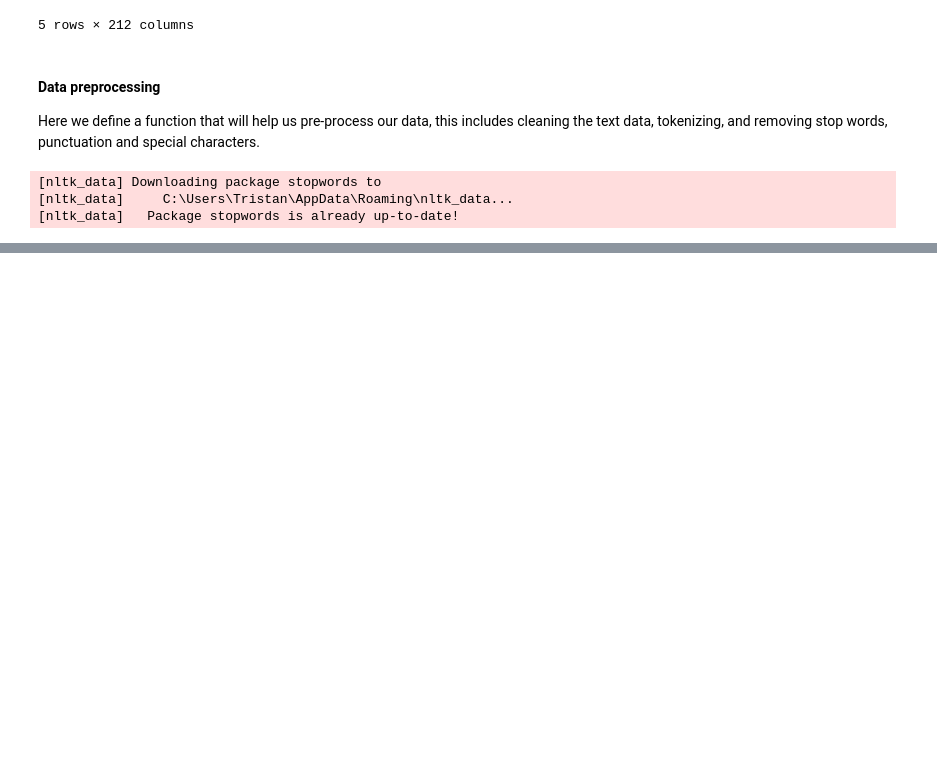
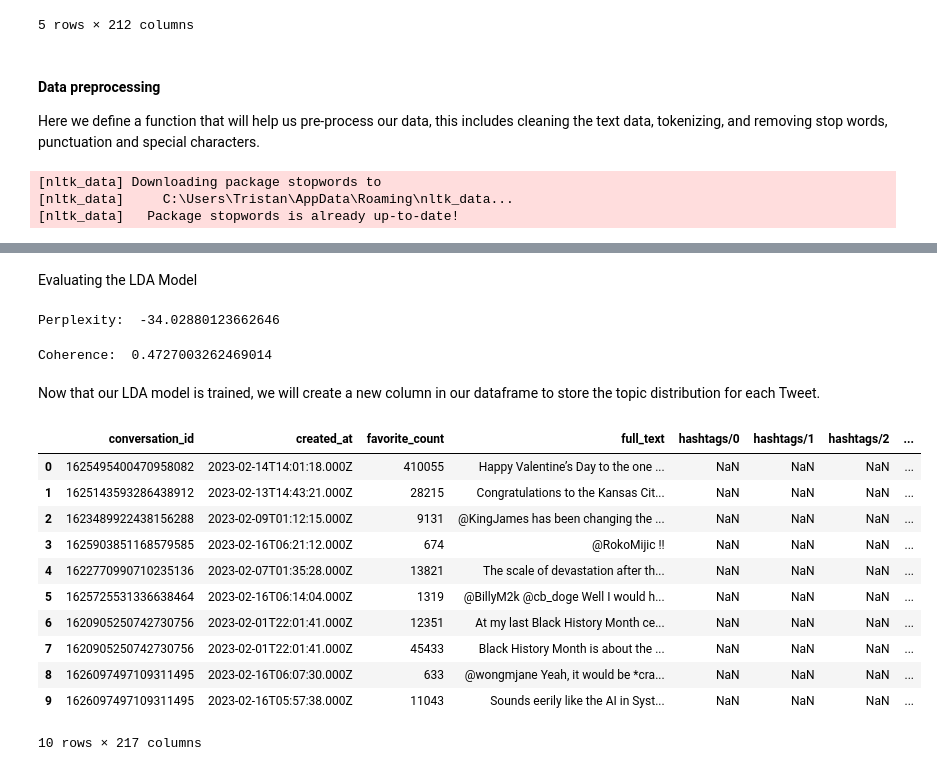
Before and after one commit to Nontent/Nontent, a Jupyter notebook: notebooks/data_analysis.ipynb, the cells around one changed output, grey strips where cells are left out. Cells and saved outputs as stored; diff of their text form; code cells hidden in the pictures; blank space fills up the shorter version.

```diff
--- a/notebooks/data_analysis.ipynb
+++ b/notebooks/data_analysis.ipynb
@@ -56,5 +73,6 @@ def clean_text(text):
 # %%
-def get_sentiment(text):
+def get_sentiment(tokens):
+    text = ' '.join(tokens)
     blob = TextBlob(text)
     return blob.sentiment.polarity
 # %%
@@ -86,0 +99,12 @@ df.head(30)
+# %%
+# Storing all the processed text in a variable
+processed_texts = df['clean_text']
+
+# Create a dictionary of terms
+dictionary = Dictionary(processed_texts)
+
+# Create a corpus of documents
+corpus = [dictionary.doc2bow(text) for text in processed_texts]
+# %%
+# Training the LDA model
+lda_model = LdaModel(corpus= corpus, num_topics= 89, id2word= dictionary)
@@ -86,0 +125,43 @@ df.head(30)
+# %% [markdown]
+Evaluating the LDA Model
+# %%
+# Calculate perplexity
+print('Perplexity: ', lda_model.log_perplexity(corpus))
+# %% [output]
+Perplexity:  -34.02880123662646
+# %%
+# Calculate coherence
+coherence_model_lda = CoherenceModel(model= lda_model, texts= processed_texts, dictionary=dictionary, coherence='c_v')
+coherence_lda = coherence_model_lda.get_coherence()
+print('Coherence: ', coherence_lda)
+# %% [output]
+Coherence:  0.4727003262469014
+# %% [markdown]
+Now that our LDA model is trained, we will create a new column in our dataframe to store the topic distribution for each Tweet.
+# %%
+# get the topic distributions for each document
+doc_topic_dists = lda_model.get_document_topics(corpus)
+
+# create a new column in the dataframe to store the topic distribution for each document
+df['topic_distribution'] = doc_topic_dists
+
+# extract the most likely topic for each document
+df['topic'] = [max(doc, key=lambda item: item[1])[0] if doc else None for doc in doc_topic_dists]
+
+# extract the topic probabilities for each document
+df['topic_probabilities'] = [dict(doc) if doc else None for doc in doc_topic_dists]
+# %%
+df.head(10)
+# %% [output]
+|  | conversation_id | created_at | favorite_count | full_text | hashtags/0 | hashtags/1 | hashtags/2 | ... |
+| 0 | 1625495400470958082 | 2023-02-14T14:01:18.000Z | 410055 | Happy Valentine’s Day to the one ... | NaN | NaN | NaN | ... |
+| 1 | 1625143593286438912 | 2023-02-13T14:43:21.000Z | 28215 | Congratulations to the Kansas Cit... | NaN | NaN | NaN | ... |
+| 2 | 1623489922438156288 | 2023-02-09T01:12:15.000Z | 9131 | @KingJames has been changing the ... | NaN | NaN | NaN | ... |
+| 3 | 1625903851168579585 | 2023-02-16T06:21:12.000Z | 674 | @RokoMijic !! | NaN | NaN | NaN | ... |
+| 4 | 1622770990710235136 | 2023-02-07T01:35:28.000Z | 13821 | The scale of devastation after th... | NaN | NaN | NaN | ... |
+| 5 | 1625725531336638464 | 2023-02-16T06:14:04.000Z | 1319 | @BillyM2k @cb_doge Well I would h... | NaN | NaN | NaN | ... |
+| 6 | 1620905250742730756 | 2023-02-01T22:01:41.000Z | 12351 | At my last Black History Month ce... | NaN | NaN | NaN | ... |
+| 7 | 1620905250742730756 | 2023-02-01T22:01:41.000Z | 45433 | Black History Month is about the ... | NaN | NaN | NaN | ... |
+| 8 | 1626097497109311495 | 2023-02-16T06:07:30.000Z | 633 | @wongmjane Yeah, it would be *cra... | NaN | NaN | NaN | ... |
+| 9 | 1626097497109311495 | 2023-02-16T05:57:38.000Z | 11043 | Sounds eerily like the AI in Syst... | NaN | NaN | NaN | ... |
+10 rows × 217 columns
```
Also changed, not shown: parts of 13 cells of this notebook.
